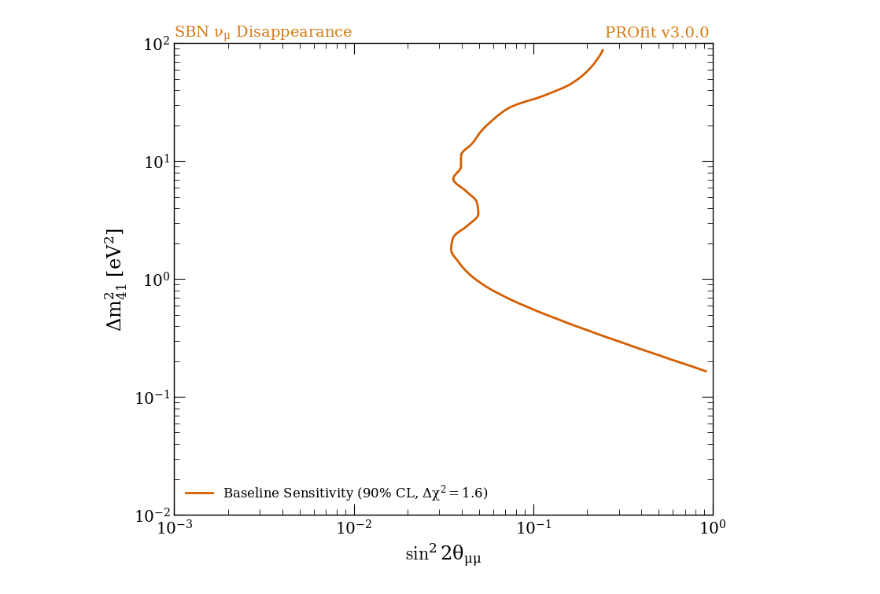
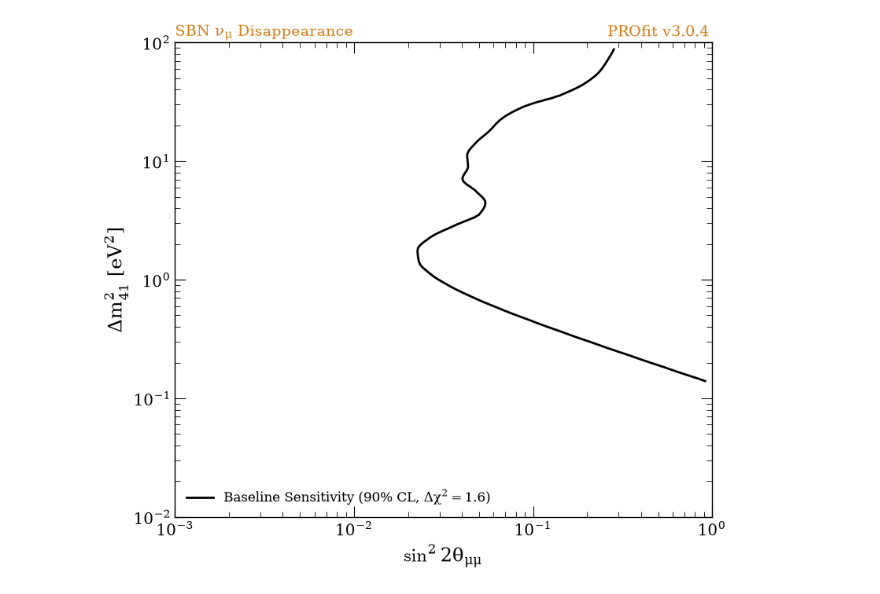
Before and after one commit to justinjmueller/spineosc_analysis, a Jupyter notebook: plotting/surface.ipynb, the cells around one changed output. Saved outputs shown, nothing was run; the diff lists cells and outputs as text; code cells hidden in the pictures.

```diff
--- a/plotting/surface.ipynb
+++ b/plotting/surface.ipynb
@@ -11,7 +11,7 @@ from mutools.plotting.helpers import mark_axis
 
 use_style('rootlike')
 
-PATH = Path('/Users/mueller/Projects/spineosc')
+PATH = Path('/flare/neutrinoGPU/nupur/output')
 # %%
 from typing import Optional
 from matplotlib.lines import Line2D
@@ -113,7 +113,7 @@ def plot_sensitivity(
     ax = figure.add_subplot()
     handles = []
 
-    colors = [0, 2, 3, 4, 5]
+    colors = [7, 0, 1, 2, 4, 3, 6, 5, 8]
 
     for ci, (file_path, label) in enumerate(zip(paths, labels)):
         handles.append(add_surface(ax, file_path, colors[ci], level=level))
@@ -127,20 +127,21 @@ def plot_sensitivity(
 
     ax.legend(handles, labels, loc='lower left')
     mark_axis(ax, r'SBN $\nu_\mu$ Disappearance', hadj=-0.025, vadj=0.12)
-    mark_axis(ax, r'PROfit v3.0.0', hadj=-0.015, vadj=0.12, alignment='right')
+    mark_axis(ax, r'PROfit v3.0.4', hadj=-0.015, vadj=0.12, alignment='right')
     if savefig is not None:
         figure.savefig(savefig)
 # %%
 meta = [
-    (PATH / 'contours_full_v1_surf.root', r'Baseline Sensitivity (90% CL, $\Delta \chi^2 = 1.6$)'),
+    (PATH / 'contours_full/contours_full_v1_surf.root', r'Baseline Sensitivity (90% CL, $\Delta \chi^2 = 1.6$)'),
+ #   ('/flare/neutrinoGPU/nupur/profit_out/contours_full/contours_full_v1_surf.root', r'w/Cathode Cross & No BIND Systematic'),
 ]
 
 plot_sensitivity(
     paths=[item[0] for item in meta],
     labels=[item[1] for item in meta],
-    savefig='/Users/mueller/Projects/spineosc_technote/figures/sensitivity_studies/sensitivity_baseline.pdf'
+    savefig='/flare/neutrinoGPU/nupur/plots/sensitivity_baseline.pdf'
 )
 # %% [output]
-[figure, old version]
+[figure, new version]
 # %%
 meta = [
```
Also changed, not shown: parts of 7 cells of this notebook, 45 other files.
